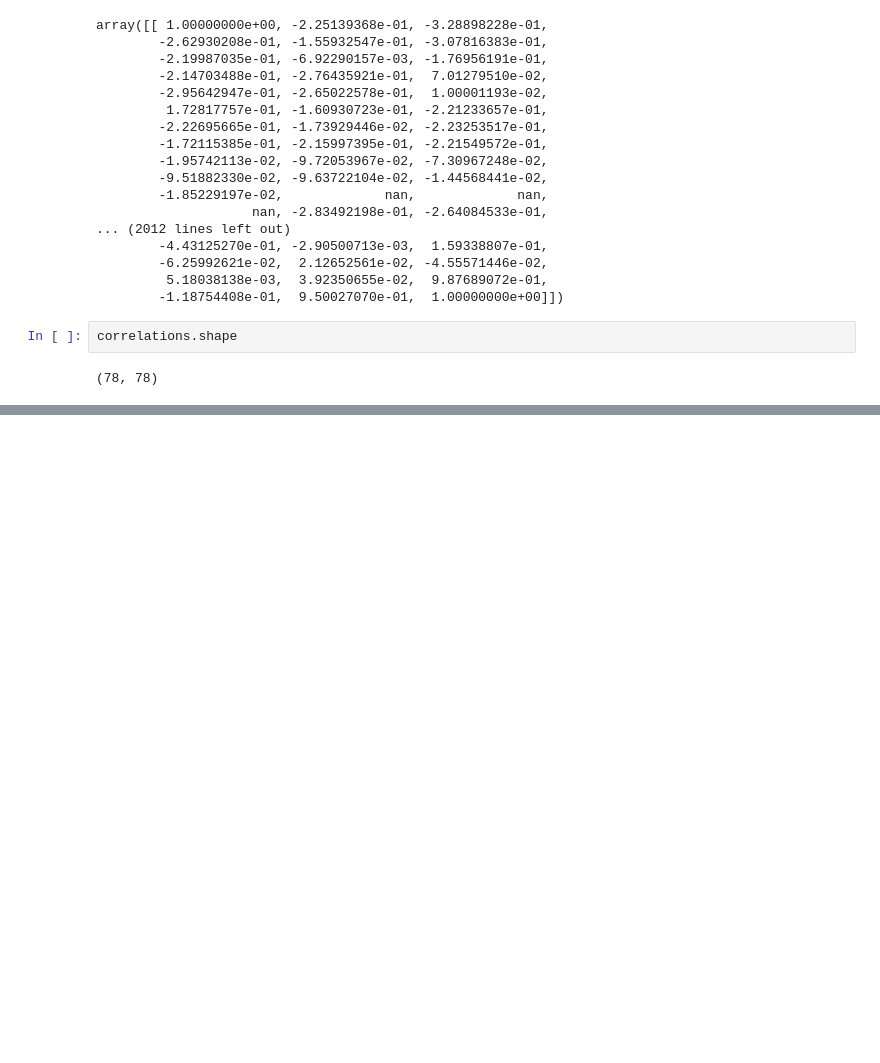
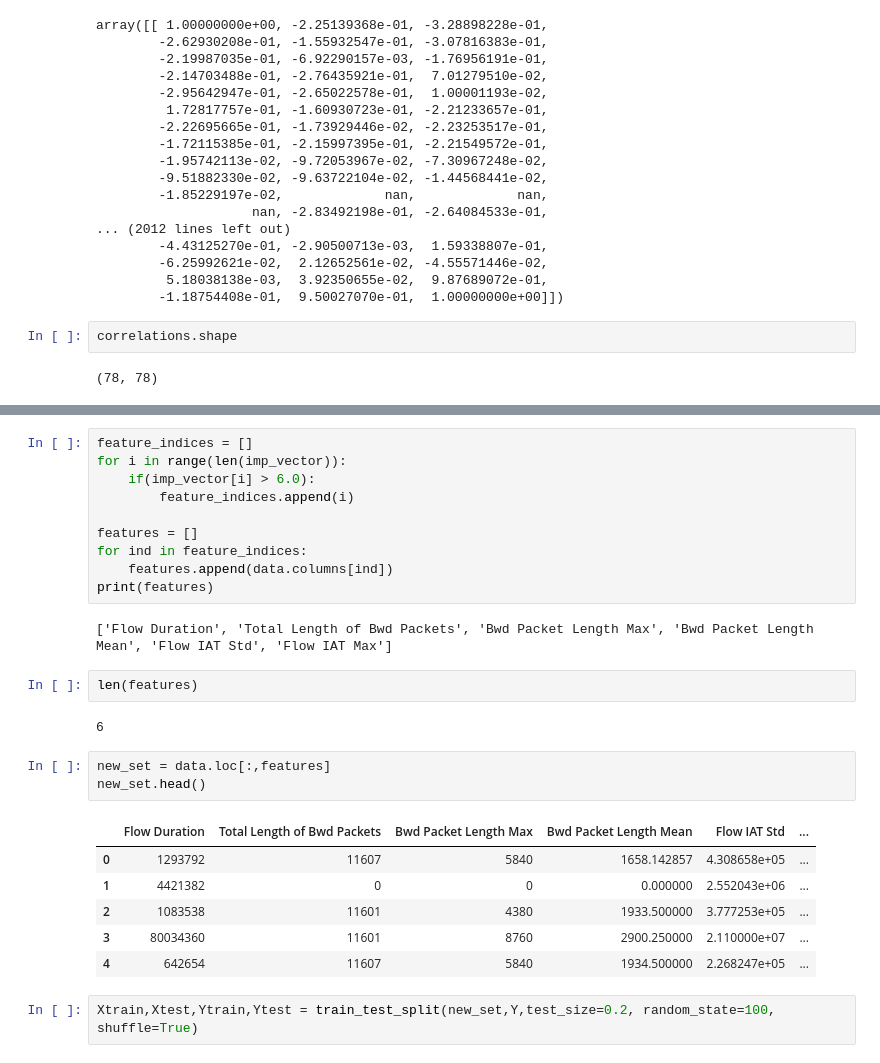
Before and after one commit to MuhammadAli68/NIDS, a Jupyter notebook: NIDS.ipynb, the cells around one changed output, grey strips where cells are left out. Drawn from its saved outputs; the diff is of its cells as text; blank space fills up the shorter version.

```diff
--- a/NIDS.ipynb
+++ b/NIDS.ipynb
@@ -383,0 +391,28 @@ print(corr_mat)
+# %%
+feature_indices = []
+for i in range(len(imp_vector)):
+    if(imp_vector[i] > 6.0):
+        feature_indices.append(i)
+
+features = []
+for ind in feature_indices:
+    features.append(data.columns[ind])
+print(features)
+# %% [output]
+['Flow Duration', 'Total Length of Bwd Packets', 'Bwd Packet Length Max', 'Bwd Packet Length Mean', 'Flow IAT Std', 'Flow IAT Max']
+# %%
+len(features)
+# %% [output]
+6
+# %%
+new_set = data.loc[:,features]
+new_set.head()
+# %% [output]
+|  | Flow Duration | Total Length of Bwd Packets | Bwd Packet Length Max | Bwd Packet Length Mean | Flow IAT Std | ... |
+| 0 | 1293792 | 11607 | 5840 | 1658.142857 | 4.308658e+05 | ... |
+| 1 | 4421382 | 0 | 0 | 0.000000 | 2.552043e+06 | ... |
+| 2 | 1083538 | 11601 | 4380 | 1933.500000 | 3.777253e+05 | ... |
+| 3 | 80034360 | 11601 | 8760 | 2900.250000 | 2.110000e+07 | ... |
+| 4 | 642654 | 11607 | 5840 | 1934.500000 | 2.268247e+05 | ... |
+# %%
+Xtrain,Xtest,Ytrain,Ytest = train_test_split(new_set,Y,test_size=0.2, random_state=100, shuffle=True)
```
Also changed, not shown: parts of 14 cells of this notebook, 1 other file.
